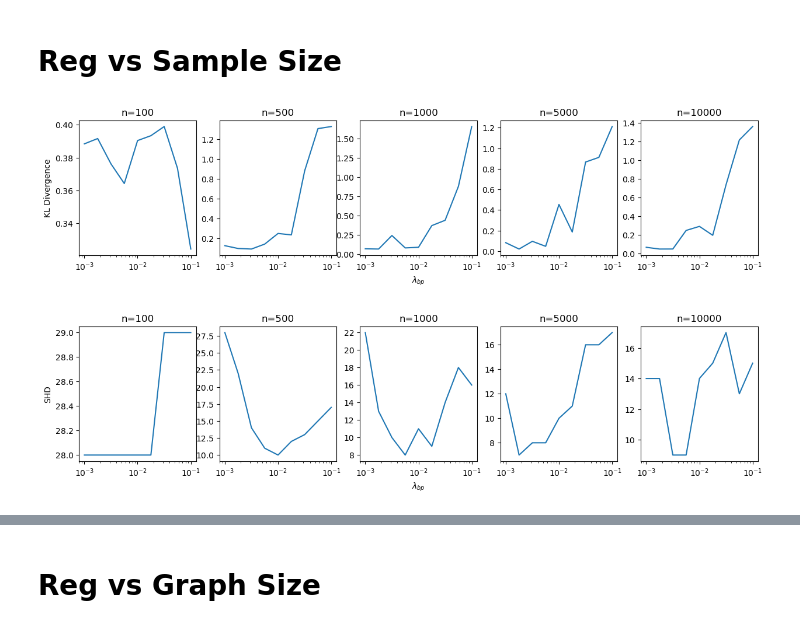
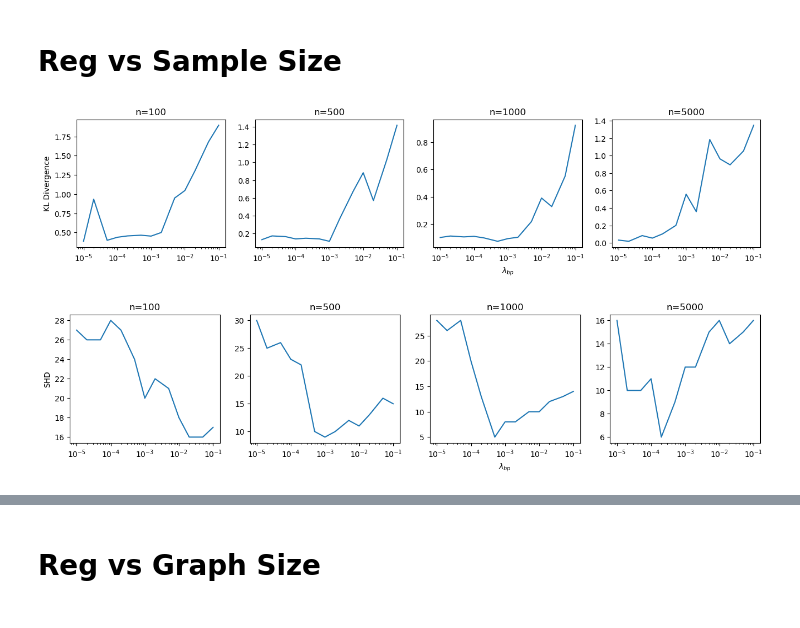
Before and after one commit to AyushBatra01/FG-Structure-NN, a Jupyter notebook: experiments/01_regularization.ipynb, the cells around one changed output, grey strips where cells are left out. Cells and saved outputs as stored; diff of their text form; code cells hidden in the pictures.

```diff
--- a/experiments/01_regularization.ipynb
+++ b/experiments/01_regularization.ipynb
@@ -46,9 +46,9 @@ samples_tree = random_tree.sample(nsamples=500, seed=920)
 # %% [markdown]
 # Experiment
 # %%
-def one_learner(graph, samples, K, hidden_dims=(16,16), max_factor_size=None,
+def one_learner(graph, samples, K, hidden_dims=(16,16), max_factor_size=5,
                 shared_mlp=False, epochs=100, lr=0.01,
-                l_mask=0.1, l_weight=0.01, l_mlp=0.01, l_bp=0.001,
+                l_mask=0.0, l_weight=0.0, l_mlp=0.01, l_bp=0.001,
                 schedule=True, seed=123, verbose=True):
 
     alph_size = graph.alphabet_sizes[0]
@@ -122,15 +138,17 @@ def run_experiment(graph, samples, lambda_bp_vals, K,
     return results
 # %%
-lambda_bp_vals = 10 ** np.arange(-3, -1+0.01, 0.025)
+# lambda_bp_vals = 10 ** np.arange(-5, -1+0.01, 0.1)
+lambda_bp_vals = [1e-5, 2e-5, 5e-5, 1e-4, 2e-4, 5e-4, 1e-3, 2e-3, 5e-3, 1e-2, 2e-2, 5e-2, 1e-1]
+n_runs = 5
 
 results_graph = run_experiment(
     random_graph, samples_graph, lambda_bp_vals,
-    K=15, max_factor_size=5, seed=317
+    n_runs=n_runs, seed=317, epochs=200
 )
 
 results_tree = run_experiment(
     random_tree, samples_tree, lambda_bp_vals,
-    K=15, max_factor_size=5, seed=317
+    n_runs=n_runs, seed=317, epochs=200
 )
 # %%
 def plot_results(results, x, y):
@@ -329,41 +354,41 @@ kl_mle_optimal(random_tree, samples_tree)
 # %% [markdown]
 # Reg vs Sample Size
 # %%
-mega_samples_graph = random_graph.sample(nsamples=10000, seed=689)
+mega_samples_graph = random_graph.sample(nsamples=5000, seed=689)
 # %%
-sample_sizes = [100,500,1000,5000,10000]
+sample_sizes = [100,500,1000,5000]
 ss_results = {}
 
-ss_lambda_bp_vals = 10**np.arange(-3,-1+0.01,0.25)
+# ss_lambda_bp_vals = 10**np.arange(-5,-2+0.01,0.25)
 
 for ss in sample_sizes:
     samples_here = mega_samples_graph[:ss,]
     exp_results = run_experiment(
-        random_graph, samples_here, ss_lambda_bp_vals,
-        K=15, max_factor_size=5, epochs=80, seed=317
+        random_graph, samples_here, lambda_bp_vals,
+        max_factor_size=5, epochs=100, seed=317, n_runs=1
     )
     ss_results[ss] = exp_results
 # %%
 # KL plot
-fig, axs = plt.subplots(1,5, figsize=(15,3))
+fig, axs = plt.subplots(1,4, figsize=(16,3))
 for i in range(len(sample_sizes)):
     ss = sample_sizes[i]
     res = ss_results[ss]
     x = [rs['lambda_bp'] for rs in res]
     y = [rs['KL'] for rs in res]
     axs[i].plot(x, y)
     axs[i].set_xscale("log")
     axs[i].set_title(f"n={ss}")
     if i == 0:
         axs[i].set_ylabel("KL Divergence")
     if i == 2:
         axs[i].set_xlabel("$\lambda_{bp}$")
 plt.show()
 # %% [output]
-[figure, old version]
+[figure, new version]
 # %%
 # SHD plot
-fig, axs = plt.subplots(1,5, figsize=(15,3))
+fig, axs = plt.subplots(1,4, figsize=(16,3))
 for i in range(len(sample_sizes)):
     ss = sample_sizes[i]
     res = ss_results[ss]
@@ -378,4 +403,4 @@ for i in range(len(sample_sizes)):
         axs[i].set_xlabel("$\lambda_{bp}$")
 plt.show()
 # %% [output]
-[figure, old version]
+[figure, new version]
```
Also changed, not shown: parts of 24 cells of this notebook, 4 other files.
